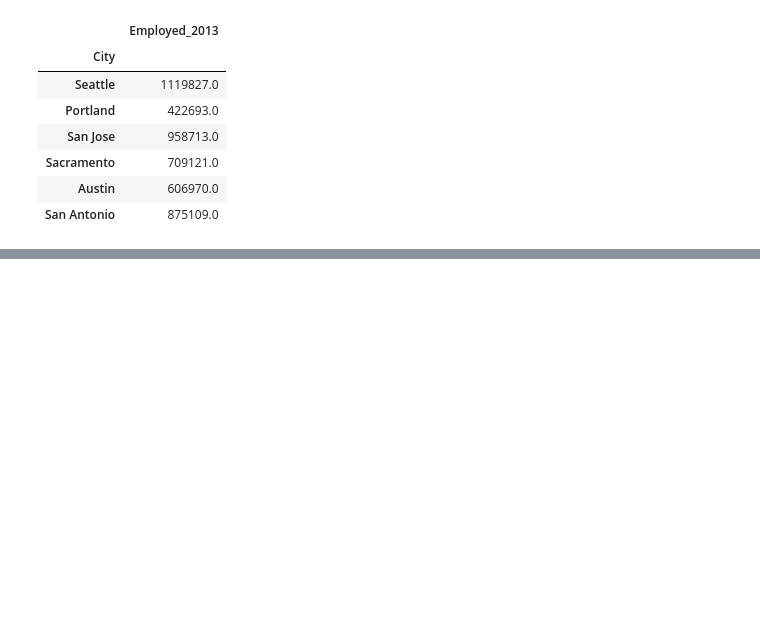
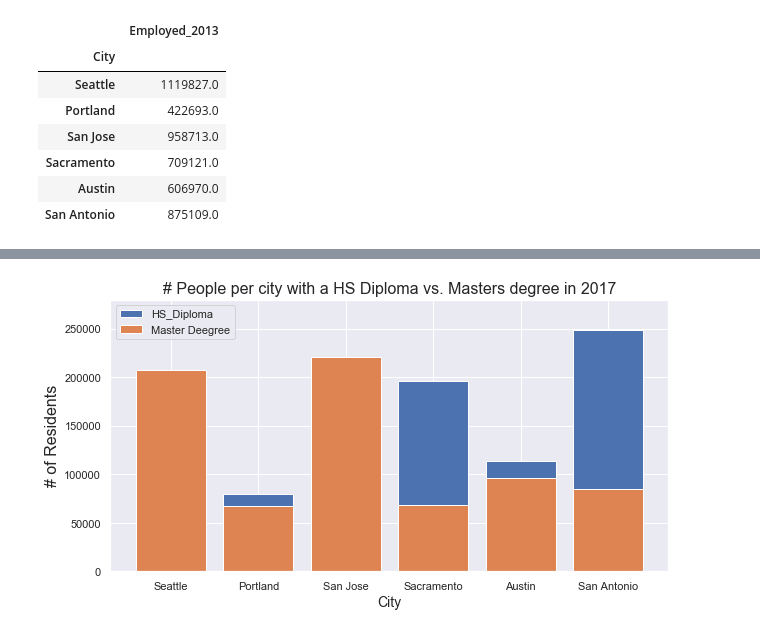
Before and after one commit to mrcjbf/project-one-repo, a Jupyter notebook: NotebooksAndData/census_api.ipynb, the cells around one changed output, grey strips where cells are left out. Saved outputs shown, nothing was run; the diff lists cells and outputs as text; code cells hidden in the pictures; blank space fills up the shorter version.

```diff
--- a/NotebooksAndData/census_api.ipynb
+++ b/NotebooksAndData/census_api.ipynb
@@ -472,0 +528,17 @@ pop_2017.savefig("../Output/Education_2017.png")
+# %%
+diploma = pd.DataFrame({"2013":county_frames_df_2013["People with a High School Diploma"],"2014":county_frames_df_2014["People with a High School Diploma"],
+                                    "2015":county_frames_df_2015["People with a High School Diploma"],"2016":county_frames_df_2016["People with a High School Diploma"],
+                                    "2017":county_frames_df_2017["People with a High School Diploma"]})
+degrees = pd.DataFrame({"HS_Diploma":county_frames_df_2017["People with a High School Diploma"],
+                       "Masters":county_frames_df_2017["People with a Masters"]})
+plt.figure(figsize=(10,5))
+plt.bar(cities,degrees["HS_Diploma"],label="HS_Diploma")
+plt.bar(cities,degrees["Masters"], label = "Master Deegree")
+plt.legend(loc="upper left")
+plt.ylim([0,280000])
+plt.title("# People per city with a HS Diploma vs. Masters degree in 2017",fontsize = 16)
+plt.xlabel("City",fontsize = 14)
+plt.ylabel("# of Residents",fontsize =16)
+plt.savefig("Diploma vs Masters_2017.png")
+# %% [output]
+[figure, added]
```
Also changed, not shown: parts of 12 cells of this notebook, 3 other files.
